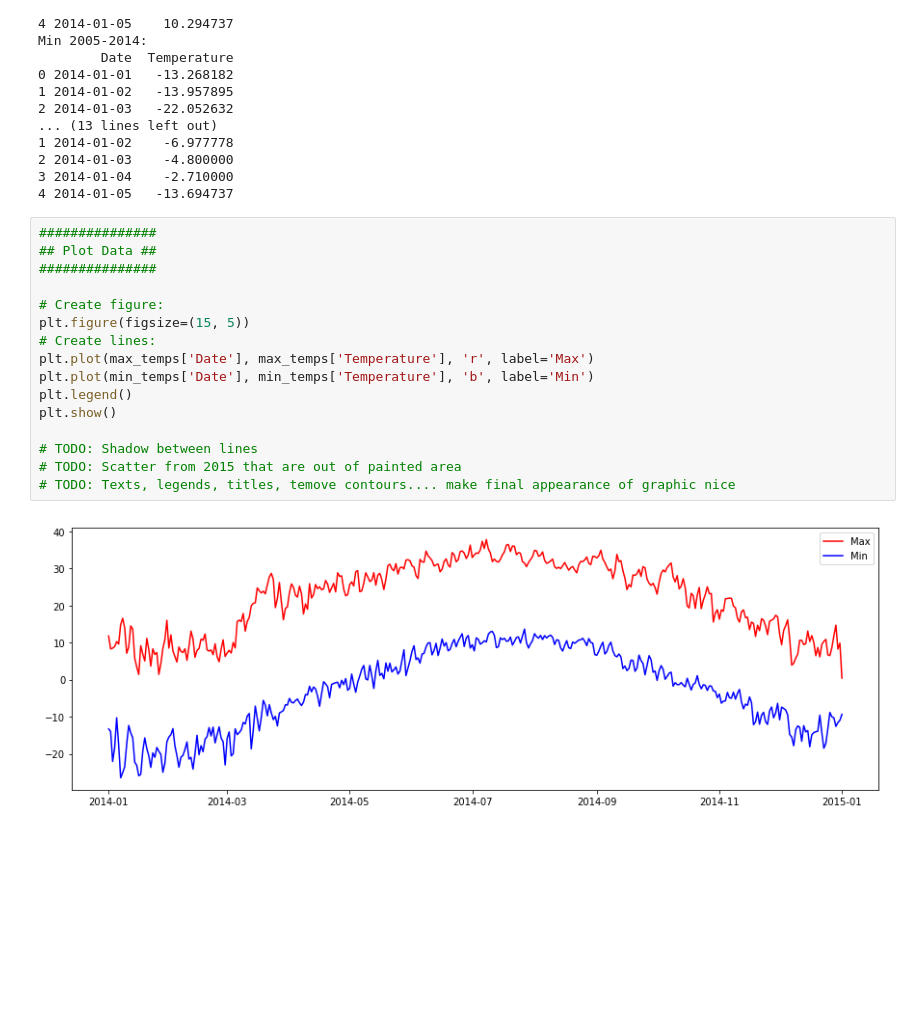
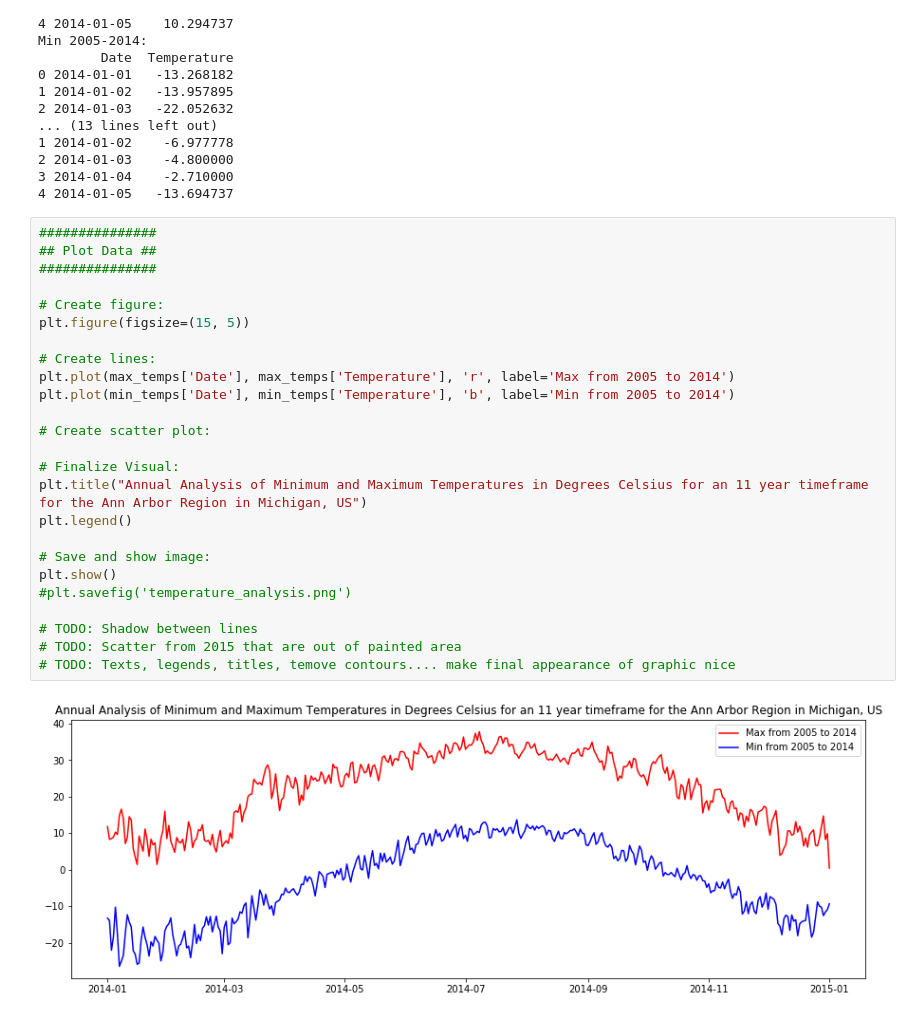
Before and after one commit to AndresColognesi/DS_DataVizProjects, a Jupyter notebook: A2_WeatherData/Assignment2.ipynb, the cells around one changed output. Drawn from its saved outputs; the diff is of its cells as text; blank space fills up the shorter version.

Commit message:
feat: Add title and legend to plot

```diff
--- a/A2_WeatherData/Assignment2.ipynb
+++ b/A2_WeatherData/Assignment2.ipynb
@@ -151,18 +151,27 @@ Min 2005-2014:
 # %%
 ###############
 ## Plot Data ##
 ###############
 
 # Create figure:
 plt.figure(figsize=(15, 5))
+
 # Create lines:
-plt.plot(max_temps['Date'], max_temps['Temperature'], 'r', label='Max')
-plt.plot(min_temps['Date'], min_temps['Temperature'], 'b', label='Min')
+plt.plot(max_temps['Date'], max_temps['Temperature'], 'r', label='Max from 2005 to 2014')
+plt.plot(min_temps['Date'], min_temps['Temperature'], 'b', label='Min from 2005 to 2014')
+
+# Create scatter plot:
+
+# Finalize Visual:
+plt.title("Annual Analysis of Minimum and Maximum Temperatures in Degrees Celsius for an 11 year timeframe for the Ann Arbor Region in Michigan, US")
 plt.legend()
+
+# Save and show image:
 plt.show()
+#plt.savefig('temperature_analysis.png')
 
 # TODO: Shadow between lines
 # TODO: Scatter from 2015 that are out of painted area
 # TODO: Texts, legends, titles, temove contours.... make final appearance of graphic nice
 # %% [output]
-[figure, old version]
+[figure, new version]
```
